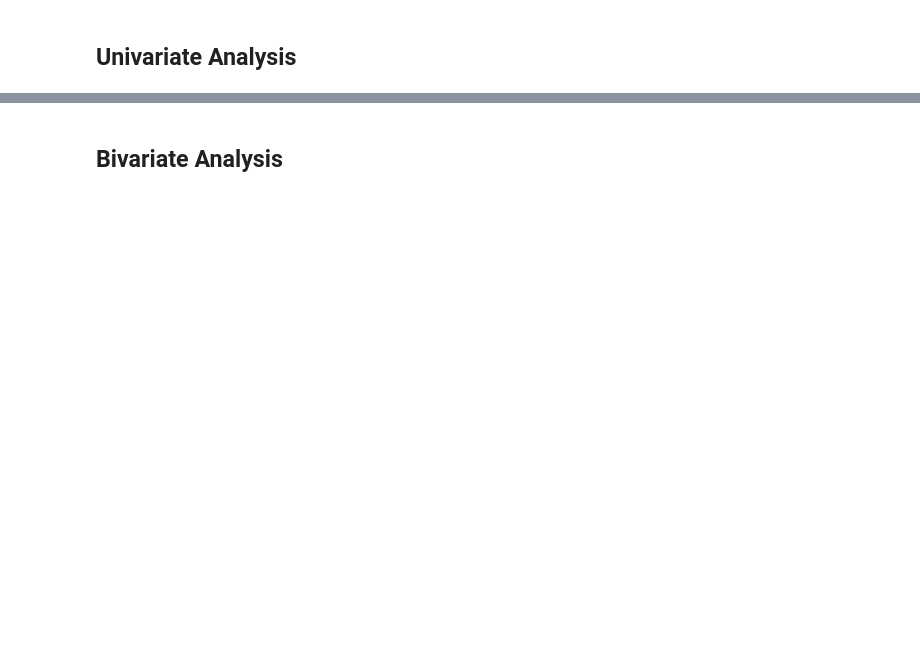
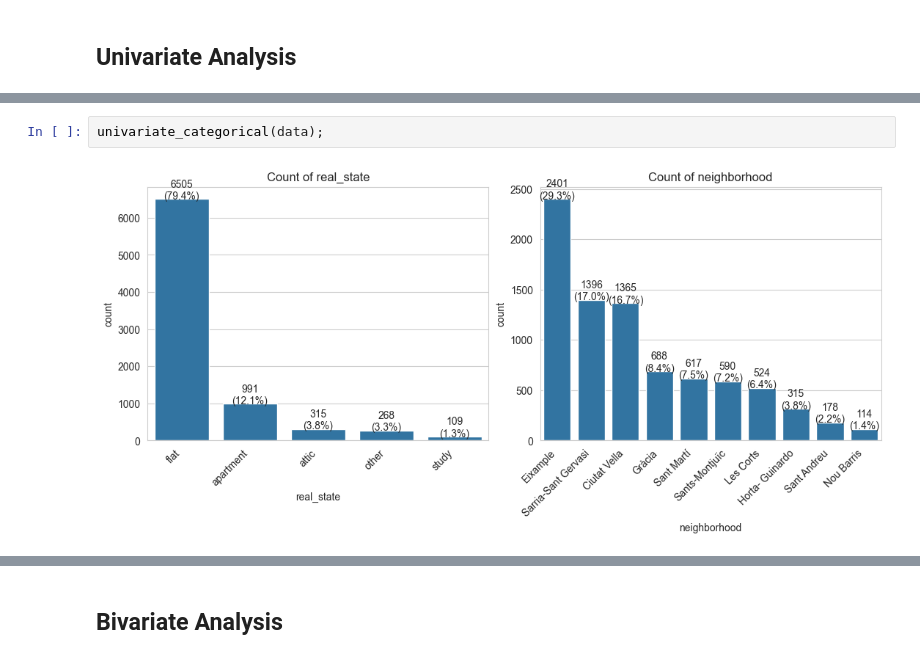
Before and after one commit to otrocarlosmartinez/PROJECT1, a Jupyter notebook: PROJECT1_TEAM2_CM.ipynb, the cells around one changed output, grey strips where cells are left out. Drawn from its saved outputs; the diff is of its cells as text; blank space fills up the shorter version.

```diff
--- a/PROJECT1_TEAM2_CM.ipynb
+++ b/PROJECT1_TEAM2_CM.ipynb
@@ -380,0 +574,4 @@ data.loc[(data['rooms']==0)&(data['bathroom']==1)].describe().T
+# %%
+univariate_categorical(data);
+# %% [output]
+[figure, added]
```
Also changed, not shown: parts of 33 cells of this notebook.
